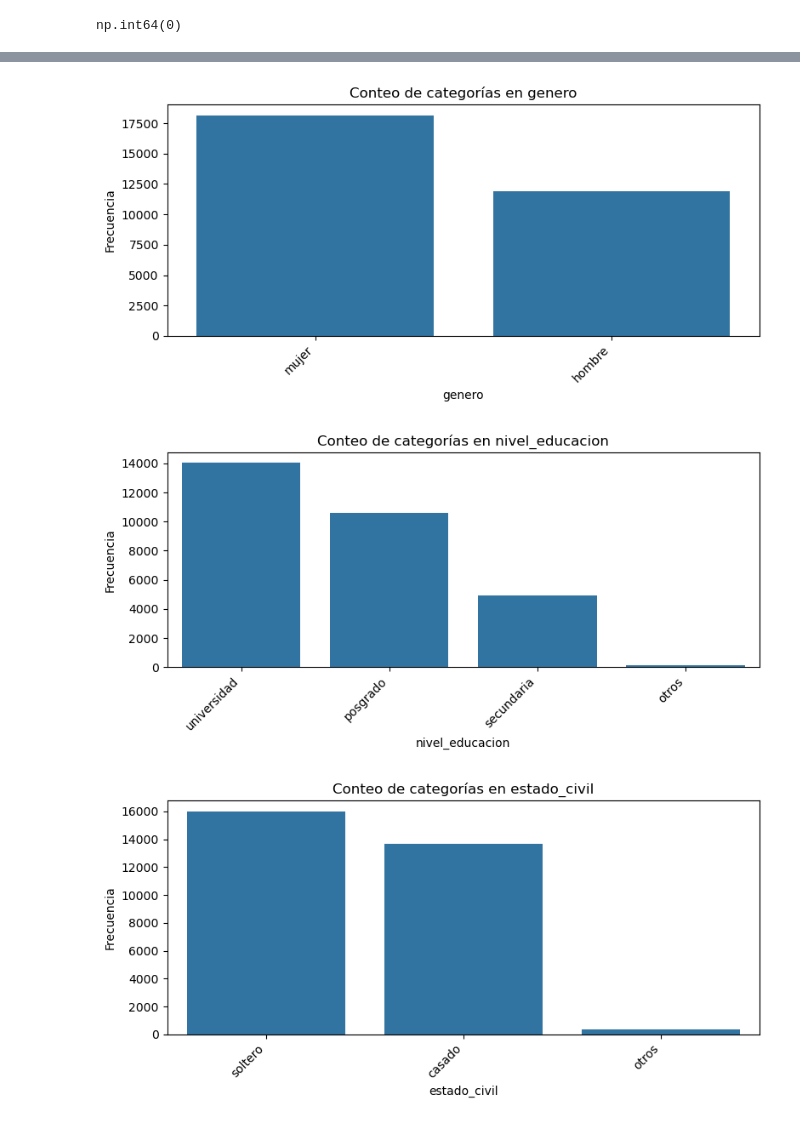
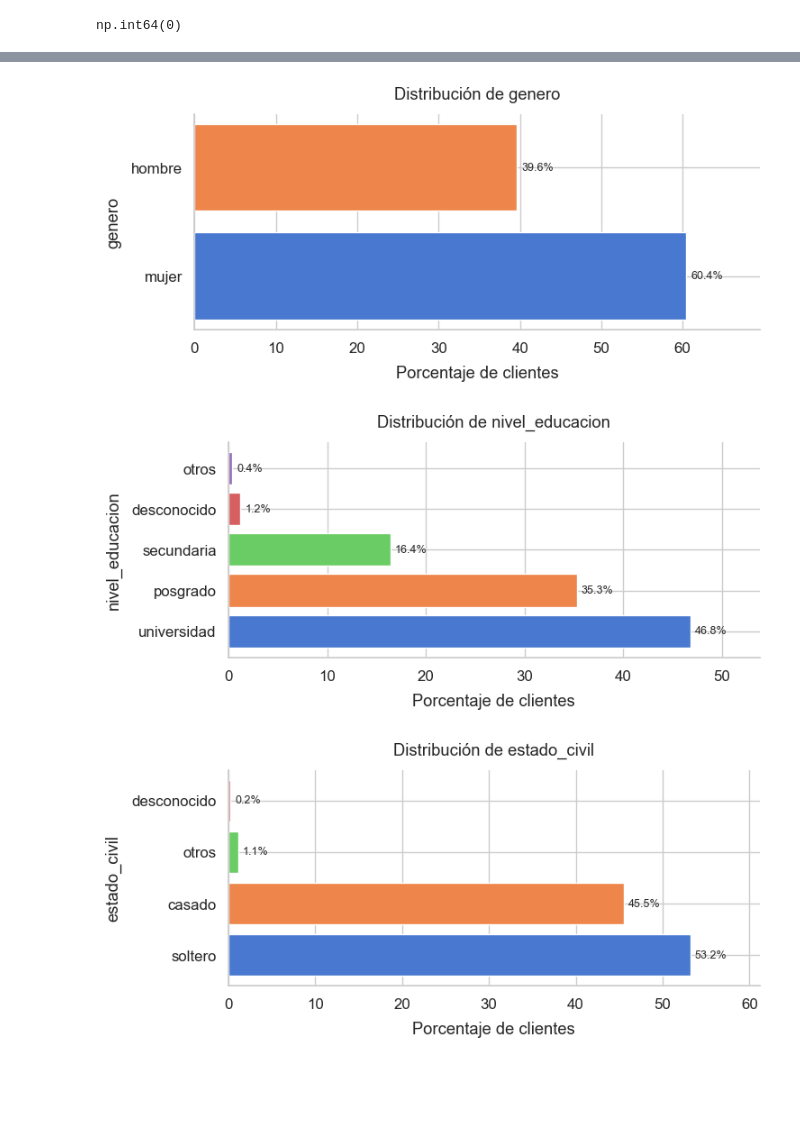
Before and after one commit to sgurdian/ml_default_credit_card_clients, a Jupyter notebook: notebooks/ml_project_DCCC.ipynb, the cells around one changed output, grey strips where cells are left out. Saved outputs shown, nothing was run; the diff lists cells and outputs as text; code cells hidden in the pictures; blank space fills up the shorter version.

```diff
--- a/notebooks/ml_project_DCCC.ipynb
+++ b/notebooks/ml_project_DCCC.ipynb
@@ -380,25 +471,45 @@ for col in num_vars:
 # %%
 # Análisis univariado categórico
 
-# Seleccionar solo variables object y excluir 'incumplimiento'
+# Estilo limpio y uniforme
+sns.set_theme(style="whitegrid", palette="muted", font_scale=1.1)
+plt.rcParams['axes.spines.top']   = False
+plt.rcParams['axes.spines.right'] = False
 
-cat_vars = df_limpio.select_dtypes(include='object') \
-                    .columns.drop('incumplimiento')
+# Seleccionando variables categóricas, excluyendo el target textual
+cat_vars = [
+    col for col in df_limpio.select_dtypes(include='object').columns
+    if col != 'incumplimiento_txt'
+]
 
+# Loop de visualización univariada
 for col in cat_vars:
-    plt.figure(figsize=(8, 4))
-    sns.countplot(
-        x=col,
-        data=df_limpio,
-        order=df_limpio[col].value_counts().index
-    )
-    plt.title(f'Conteo de categorías en {col}')
-    plt.xlabel(col)
-    plt.ylabel('Frecuencia')
-    plt.xticks(rotation=45, ha='right')     # Girar etiquetas para evitar solapamiento
-    plt.tight_layout()                       # Ajusta márgenes automáticamente
+    counts = df_limpio[col].value_counts(dropna=False)    # conteos absolutos
+    pct    = (counts / counts.sum() * 100).round(1)       # convertir a porcentaje
+
+    # Colores: uno por categoría, extraídos de la paleta 'muted'
+    colors = sns.color_palette("muted", len(pct))      # lista de colores
+
+    # Graficando barras horizontales
+    fig, ax = plt.subplots(figsize=(8, 4))
+    ax.barh(pct.index, pct.values, color=colors)
+
+    # Anotar cada barra con su porcentaje
+    for i, v in enumerate(pct.values):
+        ax.text(
+            v + pct.max() * 0.01, i, f"{v:.1f}%",     # ligero offset hacia la derecha
+            va='center', fontsize=9
+        )
+
+    # Etiquetas y estética
+    ax.set_title(f"Distribución de {col}", pad=12)
+    ax.set_xlabel("Porcentaje de clientes", labelpad=8)
+    ax.set_ylabel(col, labelpad=8)
+    ax.set_xlim(0, pct.max() * 1.15)
+
+    plt.tight_layout(pad=2)
     plt.show()
 # %% [output]
-[figure, old version]
+[figure, new version]
-[figure, old version]
+[figure, new version]
-[figure, old version]
+[figure, new version]
```
Also changed, not shown: parts of 22 cells of this notebook.
